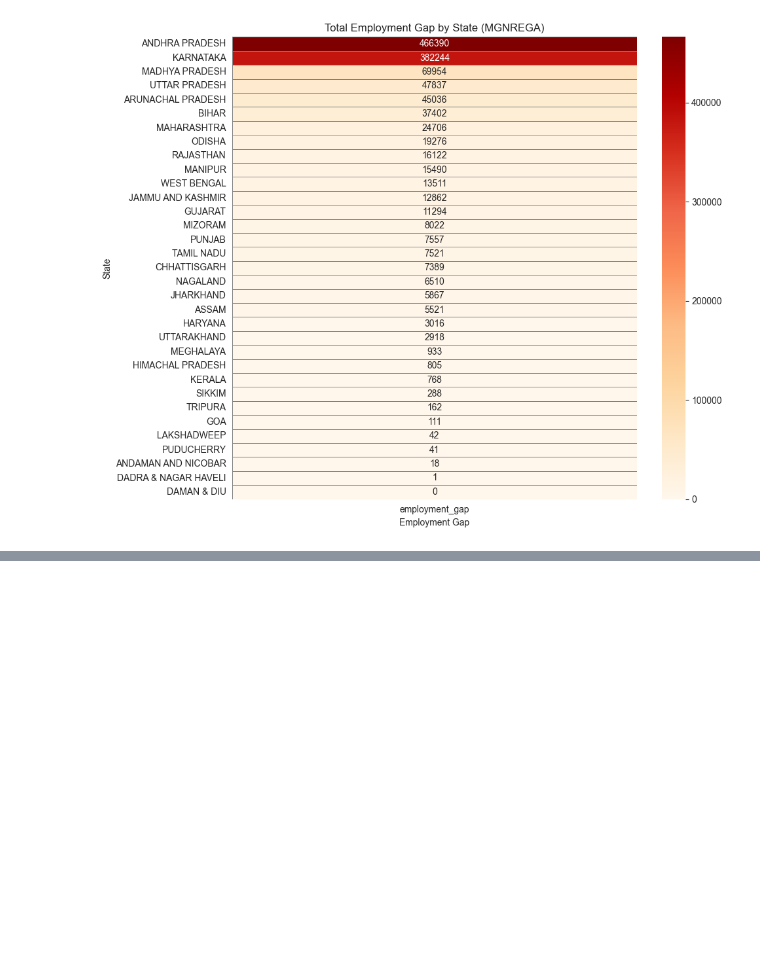
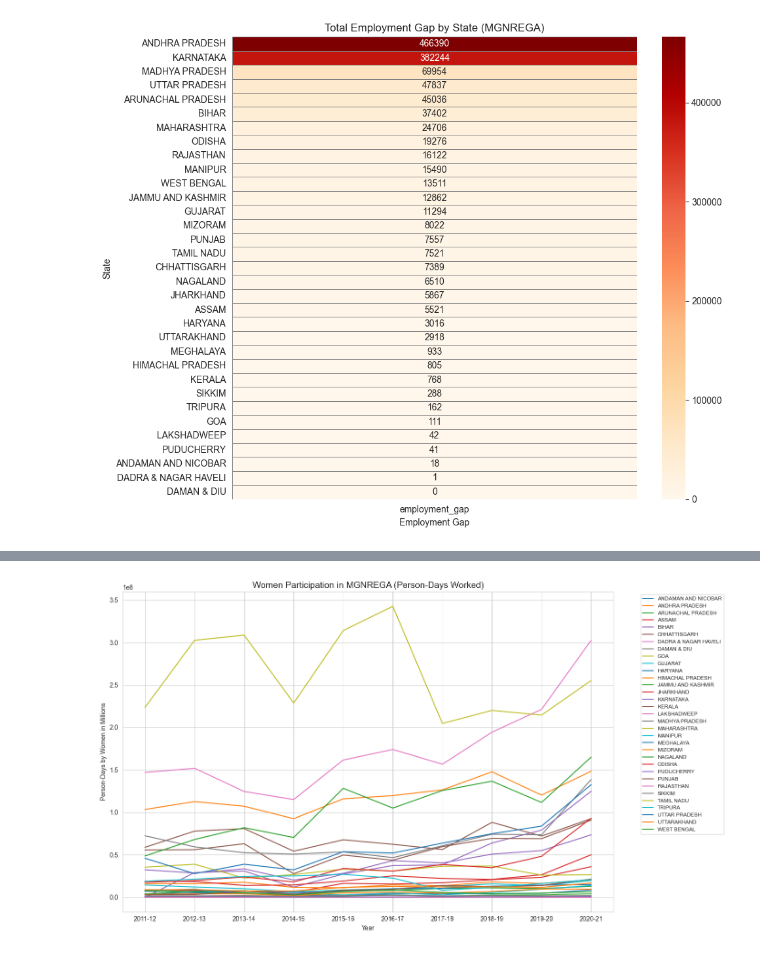
Before and after one commit to kanishkachandel/mnrega, a Jupyter notebook: python-project.ipynb, the cells around one changed output, grey strips where cells are left out. Saved outputs shown, nothing was run; the diff lists cells and outputs as text; code cells hidden in the pictures; blank space fills up the shorter version.

```diff
--- a/python-project.ipynb
+++ b/python-project.ipynb
@@ -167,0 +170,6 @@ plt.show()
+# %%
+df_gender = df[['srcstatename', 'srcyear', 'total_person_days_worked_by_women']].copy()
+df_gender.dropna(inplace=True)
+total_by_state = df_gender.groupby(['srcstatename','srcyear'])['total_person_days_worked_by_women'].sum().reset_index()
+total_by_state = total_by_state.sort_values(by=['srcstatename','srcyear'])
+total_by_state
@@ -167,0 +190,18 @@ plt.show()
+# %%
+import matplotlib.pyplot as plt
+
+plt.figure(figsize=(14, 8))
+
+for state in total_by_state['srcstatename'].unique():
+    state_data = total_by_state[total_by_state['srcstatename'] == state]
+    plt.plot(state_data['srcyear'], state_data['total_person_days_worked_by_women'], label=state)
+
+plt.title('Women Participation in MGNREGA (Person-Days Worked)', fontsize=14)
+plt.xlabel('Year')
+plt.ylabel('Person-Days by Women in Millions')
+plt.legend(bbox_to_anchor=(1.05, 1), loc='upper left', fontsize='small')
+plt.grid(True)
+plt.tight_layout()
+plt.show()
+# %% [output]
+[figure, added]
```
Also changed, not shown: parts of 5 cells of this notebook.
